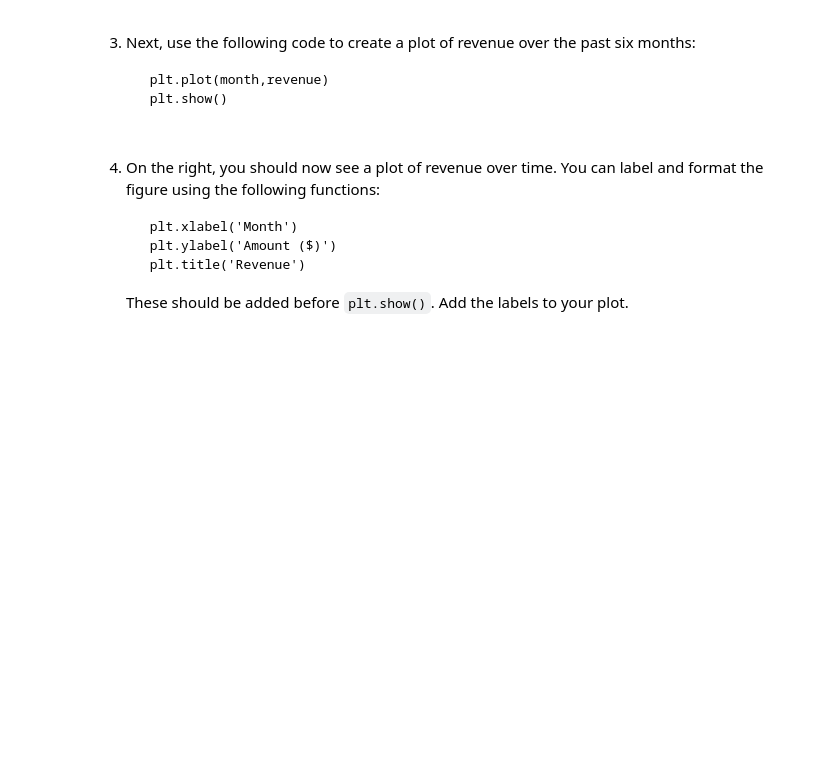
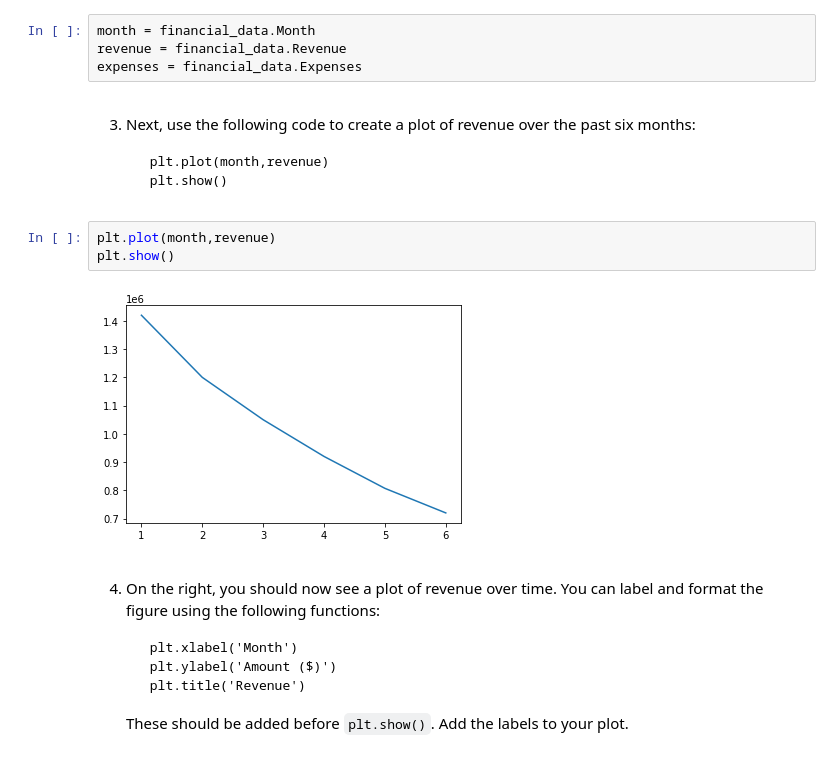
Before and after one commit to Klaynie/Learning-Python, a Jupyter notebook: Learning-Python/Codecademy/Startup_Transformation/script.ipynb, the cells around one changed output. Drawn from its saved outputs; the diff is of its cells as text; blank space fills up the shorter version.

```diff
--- a/Learning-Python/Codecademy/Startup_Transformation/script.ipynb
+++ b/Learning-Python/Codecademy/Startup_Transformation/script.ipynb
@@ -30,11 +41,20 @@ financial_data = pd.read_csv('financial_data.csv')
 2. Notice that `financial_data` has three columns – `Month`, `Revenue`, and `Expenses`.
 
     Store each column in three separate variables called `month`, `revenue`, and `expenses`.
+# %%
+month = financial_data.Month
+revenue = financial_data.Revenue
+expenses = financial_data.Expenses
 # %% [markdown]
 3. Next, use the following code to create a plot of revenue over the past six months:
 
         plt.plot(month,revenue)
         plt.show()
+# %%
+plt.plot(month,revenue)
+plt.show()
+# %% [output]
+[figure, added]
 # %% [markdown]
 4. On the right, you should now see a plot of revenue over time. You can label and format the figure using the following functions:
 
```
Also changed, not shown: parts of 22 cells of this notebook.
